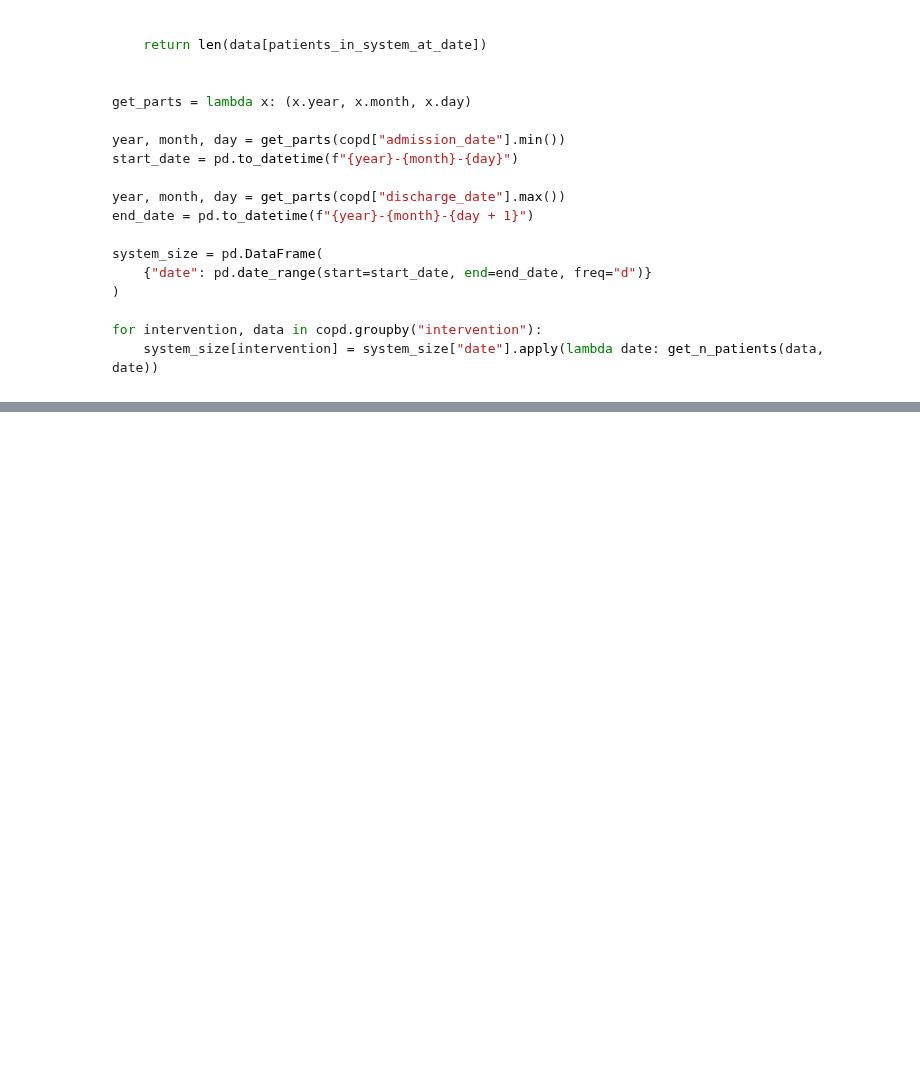
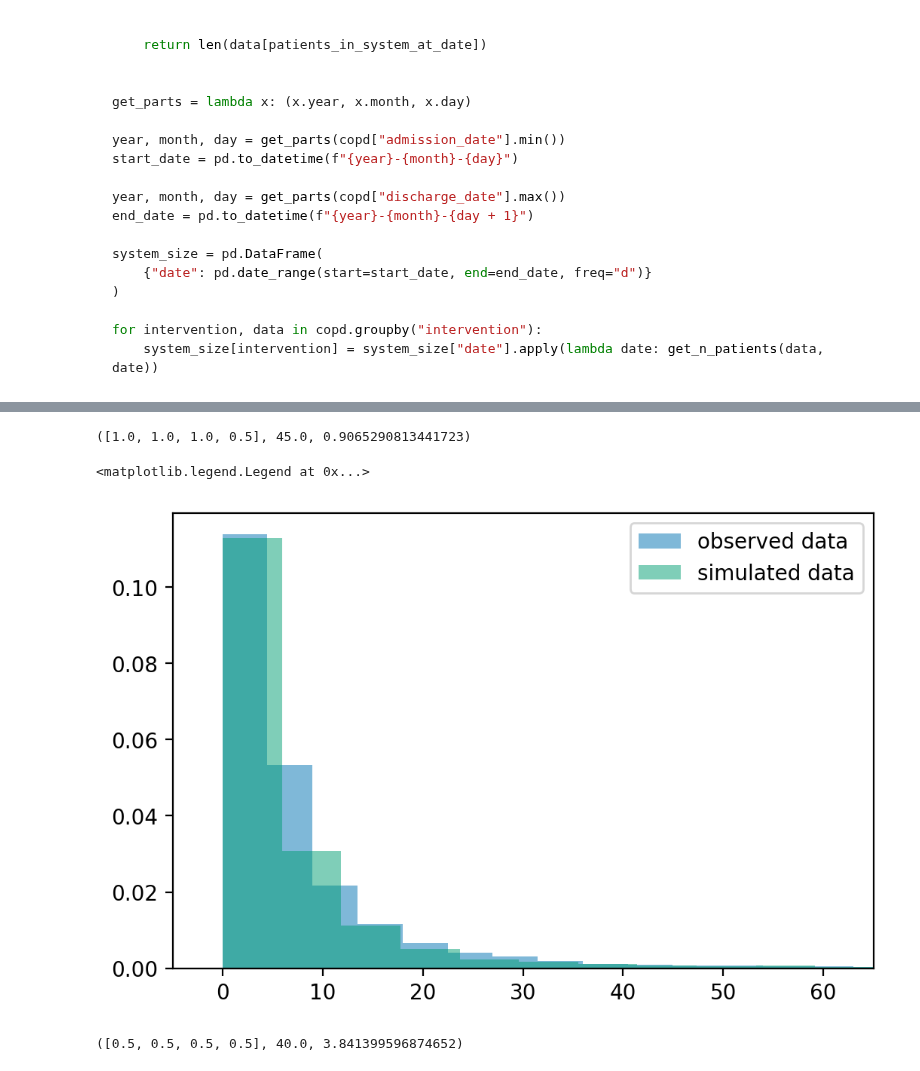
Before and after one commit to daffidwilde/copd-paper, a Jupyter notebook: nbs/queuing.ipynb, the cells around one changed output, grey strips where cells are left out. Cells and saved outputs as stored; diff of their text form; code cells hidden in the pictures; blank space fills up the shorter version.

```diff
--- a/nbs/queuing.ipynb
+++ b/nbs/queuing.ipynb
@@ -175,22 +181,34 @@ df.head()
 # %%
-best = df["distance"].argmin()
+best = np.argmin(df["distance"].values)
 
-ps, c, seed, dist = df.iloc[best, :]
+*ps, c, seed, dist = df.iloc[best, :]
 ps, c, dist
+# %% [output]
+([1.0, 1.0, 1.0, 0.5], 45.0, 0.9065290813441723)
 # %%
 fig, ax = plt.subplots(dpi=200)
 
-name = "_".join([str(p) for p in ps]) + "_" + "_".join([str(c), str(seed)])
+name = "_".join([str(p) for p in ps]) + "_" + "_".join([str(int(c)), str(int(seed))])
 best_df = pd.read_csv(f"../data/queuing/{name}.csv")
 
 ax.hist(
     copd["true_los"],
     bins=50,
     alpha=0.5,
     density=True,
     label="observed data",
 )
 ax.hist(best_df["total_time"], bins=50, alpha=0.5, density=True, label="simulated data")
 
 ax.set_xlim(-5, 65)
 ax.legend()
+# %% [output]
+<matplotlib.legend.Legend at 0x...>
+[figure, added]
+# %%
+worst = np.argmax(df["distance"].values)
+
+*ps, c, seed, dist = df.iloc[worst, :]
+ps, c, dist
+# %% [output]
+([0.5, 0.5, 0.5, 0.5], 40.0, 3.841399596874652)
```
Also changed, not shown: parts of 4 cells of this notebook, 1 other file.
